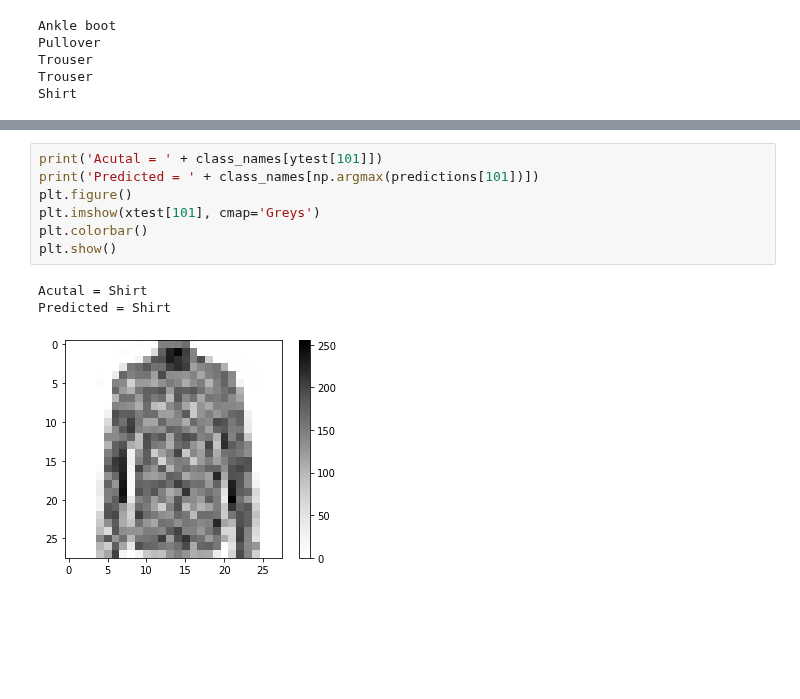
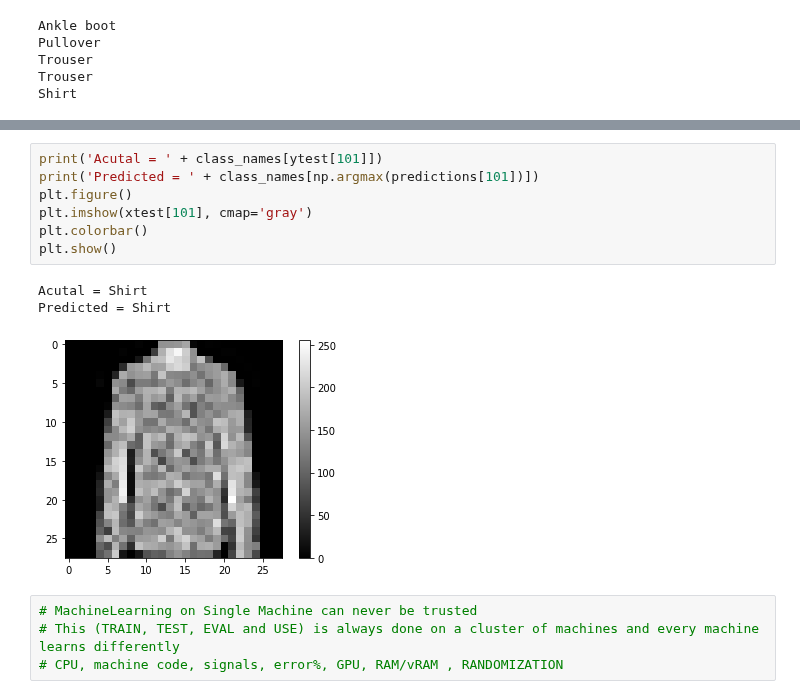
Before and after one commit to lellabhaskar/DataScience, a Jupyter notebook: 2/2p_Keras_Classification.ipynb, the cells around one changed output, grey strips where cells are left out. Drawn from its saved outputs; the diff is of its cells as text; blank space fills up the shorter version.

```diff
--- a/2/2p_Keras_Classification.ipynb
+++ b/2/2p_Keras_Classification.ipynb
@@ -338,11 +349,15 @@ Shirt
 # %%
 print('Acutal = ' + class_names[ytest[101]])
 print('Predicted = ' + class_names[np.argmax(predictions[101])])
 plt.figure()
-plt.imshow(xtest[101], cmap='Greys')
+plt.imshow(xtest[101], cmap='gray')
 plt.colorbar()
 plt.show()
 # %% [output]
 Acutal = Shirt
 Predicted = Shirt
-[figure, old version]
+[figure, new version]
+# %%
+# MachineLearning on Single Machine can never be trusted
+# This (TRAIN, TEST, EVAL and USE) is always done on a cluster of machines and every machine learns differently
+# CPU, machine code, signals, error%, GPU, RAM/vRAM , RANDOMIZATION
```
Also changed, not shown: parts of 2 cells of this notebook.
